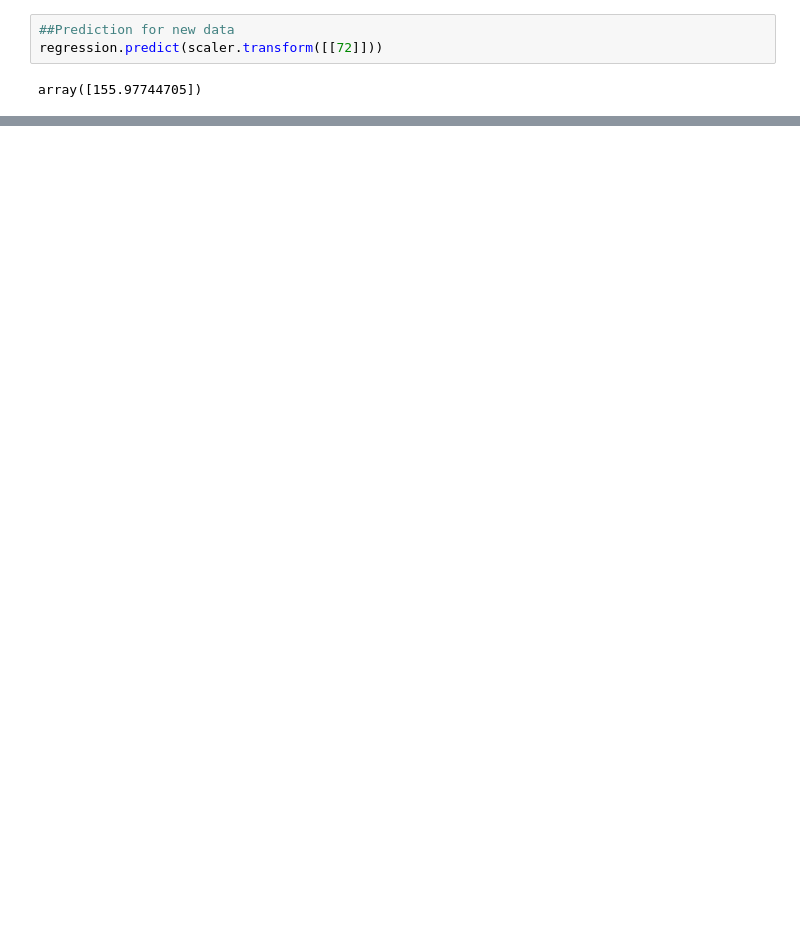
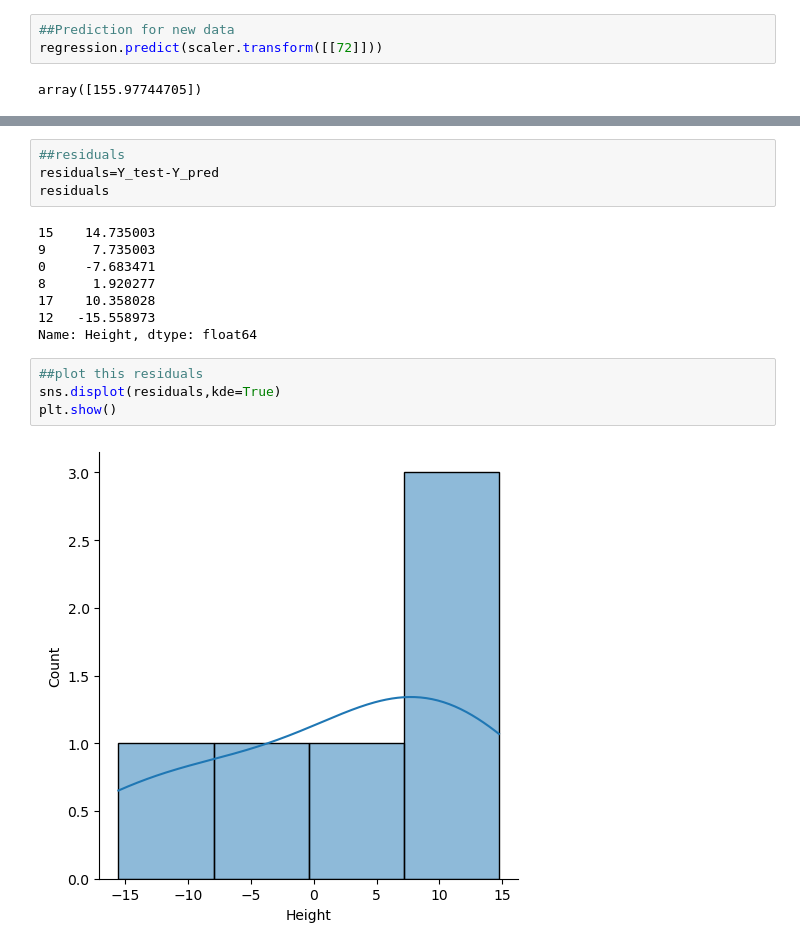
Before and after one commit to Archies-Singh/Linear-Regression, a Jupyter notebook: simple_linear_regression.ipynb, the cells around one changed output, grey strips where cells are left out. Drawn from its saved outputs; the diff is of its cells as text; blank space fills up the shorter version.

```diff
--- a/simple_linear_regression.ipynb
+++ b/simple_linear_regression.ipynb
@@ -196,0 +203,18 @@ array([155.97744705])
+# %%
+##residuals
+residuals=Y_test-Y_pred
+residuals
+# %% [output]
+15    14.735003
+9      7.735003
+0     -7.683471
+8      1.920277
+17    10.358028
+12   -15.558973
+Name: Height, dtype: float64
+# %%
+##plot this residuals
+sns.displot(residuals,kde=True)
+plt.show()
+# %% [output]
+[figure, added]
```
Also changed, not shown: parts of 3 cells of this notebook.
